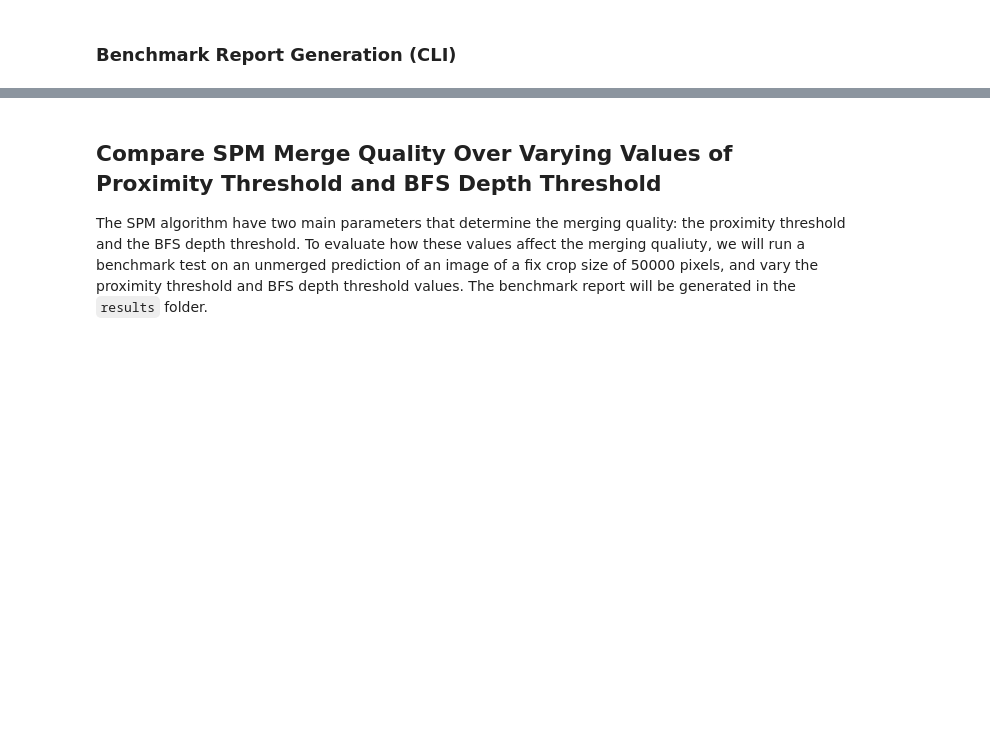
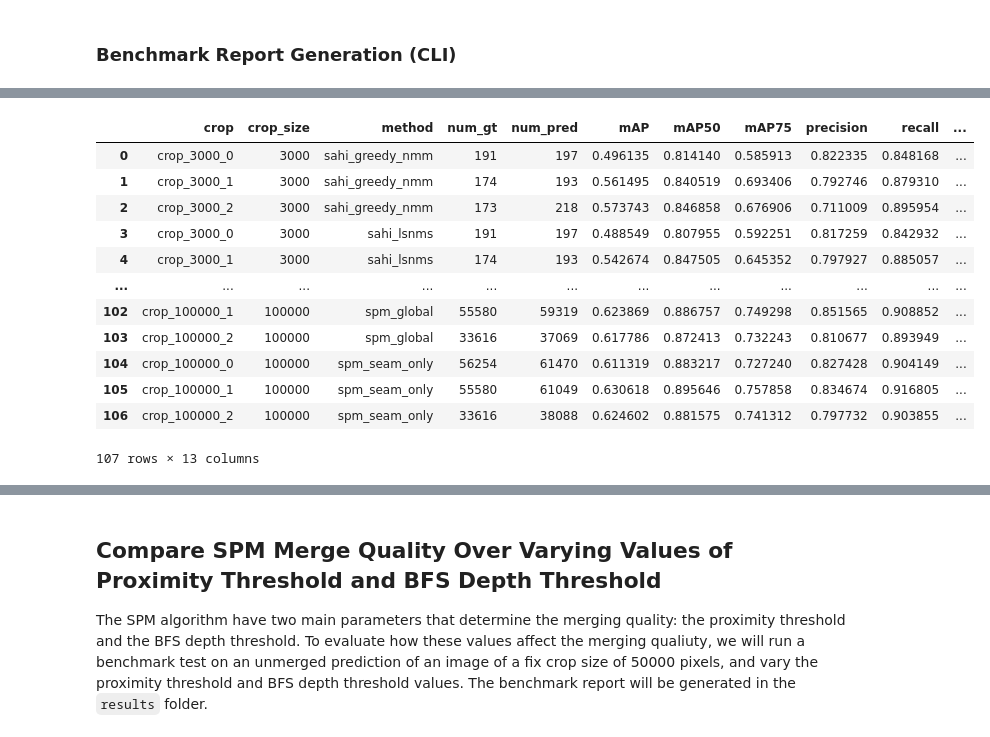
Before and after one commit to itsveence/spatial-polygon-merging, a Jupyter notebook: notebooks/benchmark.ipynb, the cells around one changed output, grey strips where cells are left out. Drawn from its saved outputs; the diff is of its cells as text; code cells hidden in the pictures; blank space fills up the shorter version.

```diff
--- a/notebooks/benchmark.ipynb
+++ b/notebooks/benchmark.ipynb
@@ -92,0 +95,21 @@ df
+# %%
+# Take the median of the merge_time and peak_memory_usage for each run per crop
+df["median_merge_time"] = df[[col for col in df.columns if col.startswith("merge_time_")]].median(axis=1)
+df["median_peak_memory_usage"] = df[[col for col in df.columns if col.startswith("peak_memory_usage_")]].median(axis=1)
+# Drop the individual merge_time and peak_memory_usage columns
+df.drop(columns=[col for col in df.columns if col.startswith("merge_time_") or col.startswith("peak_memory_usage_")], inplace=True)
+df
+# %% [output]
+|  | crop | crop_size | method | num_gt | num_pred | mAP | mAP50 | mAP75 | precision | recall | ... |
+| 0 | crop_3000_0 | 3000 | sahi_greedy_nmm | 191 | 197 | 0.496135 | 0.814140 | 0.585913 | 0.822335 | 0.848168 | ... |
+| 1 | crop_3000_1 | 3000 | sahi_greedy_nmm | 174 | 193 | 0.561495 | 0.840519 | 0.693406 | 0.792746 | 0.879310 | ... |
+| 2 | crop_3000_2 | 3000 | sahi_greedy_nmm | 173 | 218 | 0.573743 | 0.846858 | 0.676906 | 0.711009 | 0.895954 | ... |
+| 3 | crop_3000_0 | 3000 | sahi_lsnms | 191 | 197 | 0.488549 | 0.807955 | 0.592251 | 0.817259 | 0.842932 | ... |
+| 4 | crop_3000_1 | 3000 | sahi_lsnms | 174 | 193 | 0.542674 | 0.847505 | 0.645352 | 0.797927 | 0.885057 | ... |
+| ... | ... | ... | ... | ... | ... | ... | ... | ... | ... | ... | ... |
+| 102 | crop_100000_1 | 100000 | spm_global | 55580 | 59319 | 0.623869 | 0.886757 | 0.749298 | 0.851565 | 0.908852 | ... |
+| 103 | crop_100000_2 | 100000 | spm_global | 33616 | 37069 | 0.617786 | 0.872413 | 0.732243 | 0.810677 | 0.893949 | ... |
+| 104 | crop_100000_0 | 100000 | spm_seam_only | 56254 | 61470 | 0.611319 | 0.883217 | 0.727240 | 0.827428 | 0.904149 | ... |
+| 105 | crop_100000_1 | 100000 | spm_seam_only | 55580 | 61049 | 0.630618 | 0.895646 | 0.757858 | 0.834674 | 0.916805 | ... |
+| 106 | crop_100000_2 | 100000 | spm_seam_only | 33616 | 38088 | 0.624602 | 0.881575 | 0.741312 | 0.797732 | 0.903855 | ... |
+107 rows × 13 columns
```
Also changed, not shown: parts of 12 cells of this notebook, 9 other files.
